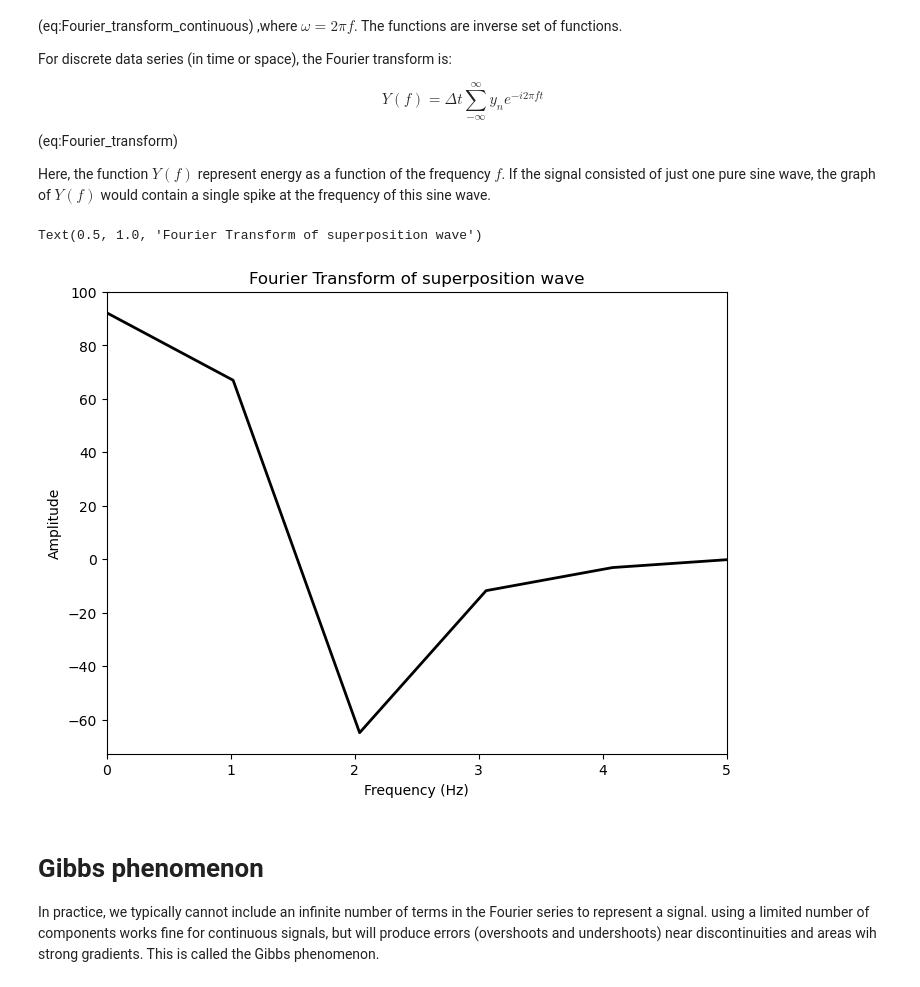
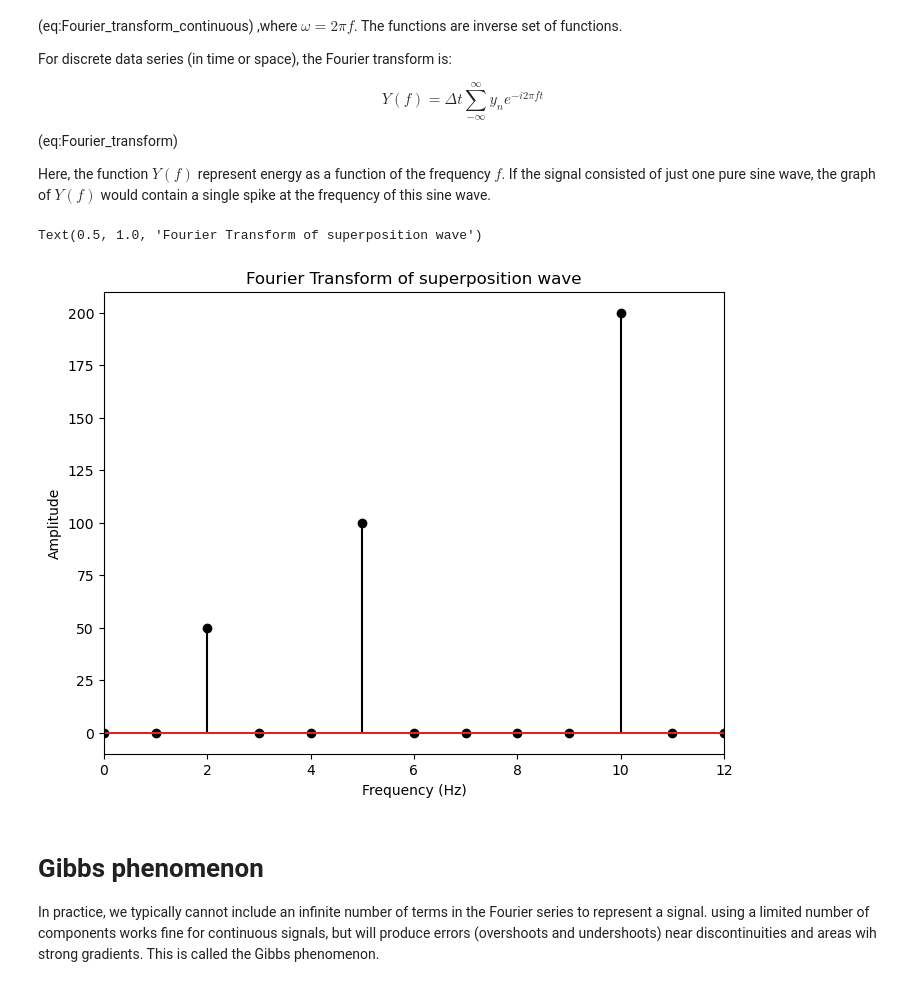
Before and after one commit to thorbjornmoeUiB/GEOF211_compendium, a Jupyter notebook: GEOF211_book/_build/jupyter_execute/Useful_calculus/Fourier_transforms.ipynb, the cells around one changed output. Saved outputs shown, nothing was run; the diff lists cells and outputs as text; code cells hidden in the pictures.

```diff
--- a/GEOF211_book/_build/jupyter_execute/Useful_calculus/Fourier_transforms.ipynb
+++ b/GEOF211_book/_build/jupyter_execute/Useful_calculus/Fourier_transforms.ipynb
@@ -13,24 +13,24 @@ import numpy as np
 import matplotlib.pyplot as plt
 
 # Create time values
-t = np.arange(0, 2 * np.pi,0.01) #eight cycles, with 0.1 second resolution
+Fs=100 # sampling rate -. number of samples per second
+t = np.arange(0,1,1/Fs) #one cycle
 
 #define frequencies, phases, and amplitudes of three sine waves
-frequencies=1./np.array([2*np.pi,np.pi,2./np.pi])
-phases=np.pi*np.array([1.,1./2,1./4])
+frequencies=np.array([2.,5.,10])
 amplitudes=np.array([1.,2.,4.])
 
 # compute the wave signals
-wave1 = amplitudes[0] * np.sin(2 * np.pi * frequencies[0] * t + phases[0])
-wave2 = amplitudes[1] * np.sin(2 * np.pi * frequencies[1] * t + phases[1])
-wave3 = amplitudes[2] * np.sin(2 * np.pi * frequencies[2] * t + phases[2])
+wave1 = amplitudes[0] * np.sin(2 * np.pi * frequencies[0] * t)
+wave2 = amplitudes[1] * np.sin(2 * np.pi * frequencies[1] * t)
+wave3 = amplitudes[2] * np.sin(2 * np.pi * frequencies[2] * t)
 
 # Add the sine waves together
 superposition_wave = wave1 + wave2 + wave3
 
 #plot the wave signals
 fig, ax = plt.subplots(2, 1, figsize=(7, 6), sharex=True)
-ax[0].set_xlim(( 0, 2*np.pi))
+ax[0].set_xlim(( 0, 1))
 ax[0].set_ylim((-7.5, 7.5))
 
 line1, = ax[0].plot(t, wave1,'-', lw = 1, label='wave 1')
@@ -117,32 +117,33 @@ Here, the function $Y(f)$ represent energy as a function of the frequency $f$. I
 # %%
 #import fft package using only real numbers into the transform
 from scipy.fft import rfft, rfftfreq
 
 # Calculate N
 N = len(t)
-sampling_rate = 1 / (t[1] - t[0])
 
 # Compute the Fourier transform
 frequency_eval_max = 100 #max number of components
 superposition_wave_rfft = rfft(superposition_wave, n=frequency_eval_max)
-n = np.shape(superposition_wave_rfft)[0] # np.size(t)
-frequencies_rel = n*sampling_rate/frequency_eval_max * np.linspace(0,1,int(n))
+n = np.shape(superposition_wave_rfft)[0]
+frequencies_rel=rfftfreq(N, 1 / Fs)
+#frequencies_rel = n*Fs/frequency_eval_max * np.linspace(0,1,int(n))
 
 # Plot the Fourier transform
 plt.figure(figsize=(8, 6))
-plt.plot(frequencies_rel, superposition_wave_rfft,'k',lw=2, label="Fourier Transform")
+#plt.plot(frequencies_rel, np.abs(superposition_wave_rfft),'k',lw=2, label="Fourier Transform")
+plt.stem(frequencies_rel, np.abs(superposition_wave_rfft),'k')
 
 plt.title('Spectrum')
 plt.xlabel('Frequency[Hz]')
 plt.ylabel('Amplitude')
 
-plt.xlim([0,5])
+plt.xlim([0,12])
 plt.xlabel("Frequency (Hz)")
 plt.ylabel("Amplitude")
 plt.title("Fourier Transform of superposition wave")
 # %% [output]
 Text(0.5, 1.0, 'Fourier Transform of superposition wave')
-[figure, old version]
+[figure, new version]
 # %% [markdown]
 # Gibbs phenomenon
 In practice, we typically cannot include an infinite number of terms in the Fourier series to represent a signal. using a limited number of components works fine for continuous signals, but will produce errors (overshoots and undershoots) near discontinuities and areas wih strong gradients. This is called the Gibbs phenomenon.
```
Also changed, not shown: parts of 2 cells of this notebook, 25 other files.
